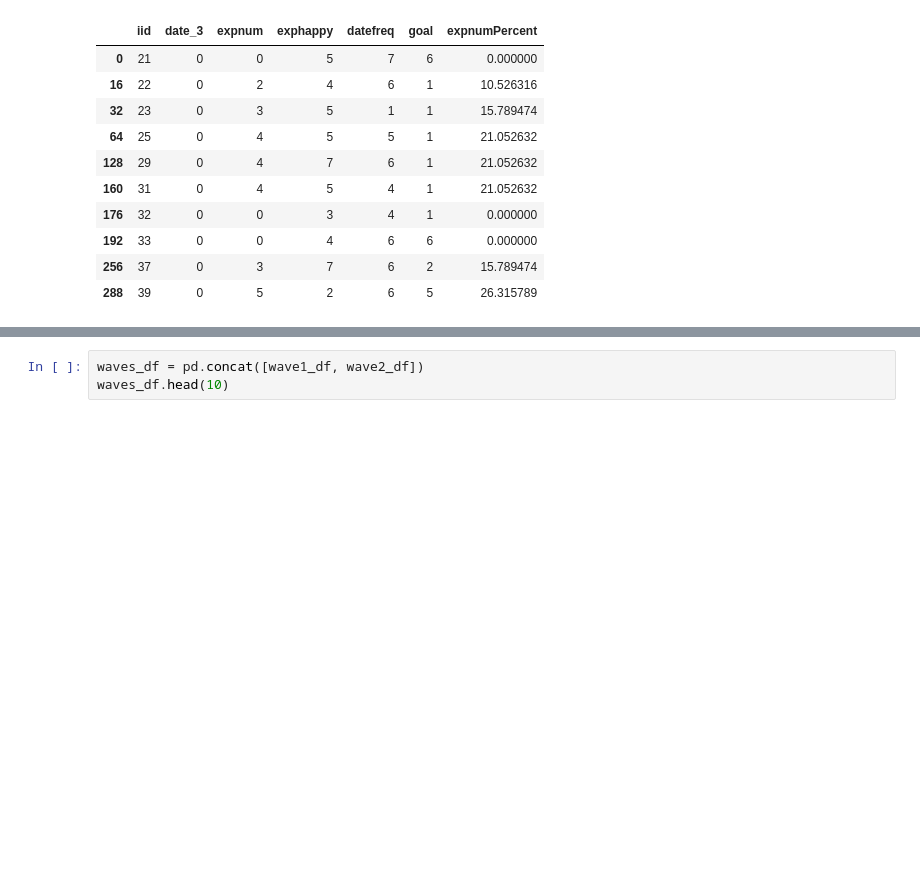
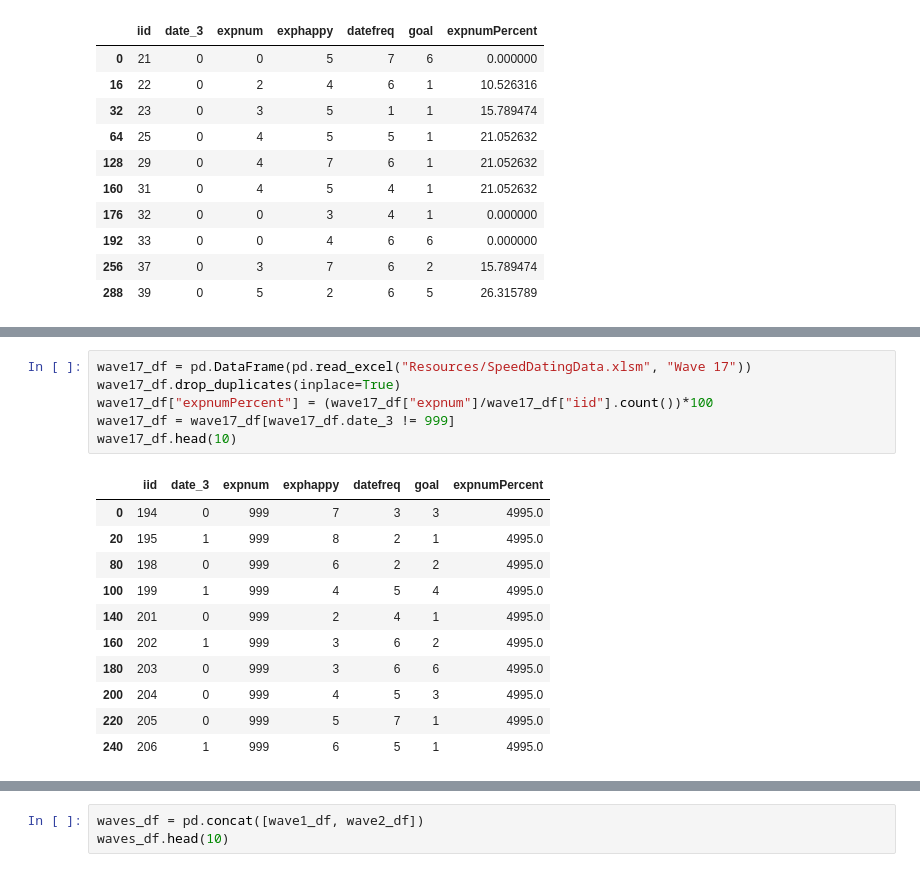
Before and after one commit to lmodenbach/web-design-challenge, a Jupyter notebook: DatingSuccessAnalysis.ipynb, the cells around one changed output, grey strips where cells are left out. Saved outputs shown, nothing was run; the diff lists cells and outputs as text; blank space fills up the shorter version.

```diff
--- a/DatingSuccessAnalysis.ipynb
+++ b/DatingSuccessAnalysis.ipynb
@@ -68,0 +250,18 @@ wave1_df.head(10)
+# %%
+wave17_df = pd.DataFrame(pd.read_excel("Resources/SpeedDatingData.xlsm", "Wave 17"))
+wave17_df.drop_duplicates(inplace=True)
+wave17_df["expnumPercent"] = (wave17_df["expnum"]/wave17_df["iid"].count())*100
+wave17_df = wave17_df[wave17_df.date_3 != 999]
+wave17_df.head(10)
+# %% [output]
+|  | iid | date_3 | expnum | exphappy | datefreq | goal | expnumPercent |
+| 0 | 194 | 0 | 999 | 7 | 3 | 3 | 4995.0 |
+| 20 | 195 | 1 | 999 | 8 | 2 | 1 | 4995.0 |
+| 80 | 198 | 0 | 999 | 6 | 2 | 2 | 4995.0 |
+| 100 | 199 | 1 | 999 | 4 | 5 | 4 | 4995.0 |
+| 140 | 201 | 0 | 999 | 2 | 4 | 1 | 4995.0 |
+| 160 | 202 | 1 | 999 | 3 | 6 | 2 | 4995.0 |
+| 180 | 203 | 0 | 999 | 3 | 6 | 6 | 4995.0 |
+| 200 | 204 | 0 | 999 | 4 | 5 | 3 | 4995.0 |
+| 220 | 205 | 0 | 999 | 5 | 7 | 1 | 4995.0 |
+| 240 | 206 | 1 | 999 | 6 | 5 | 1 | 4995.0 |
```
Also changed, not shown: parts of 38 cells of this notebook.
